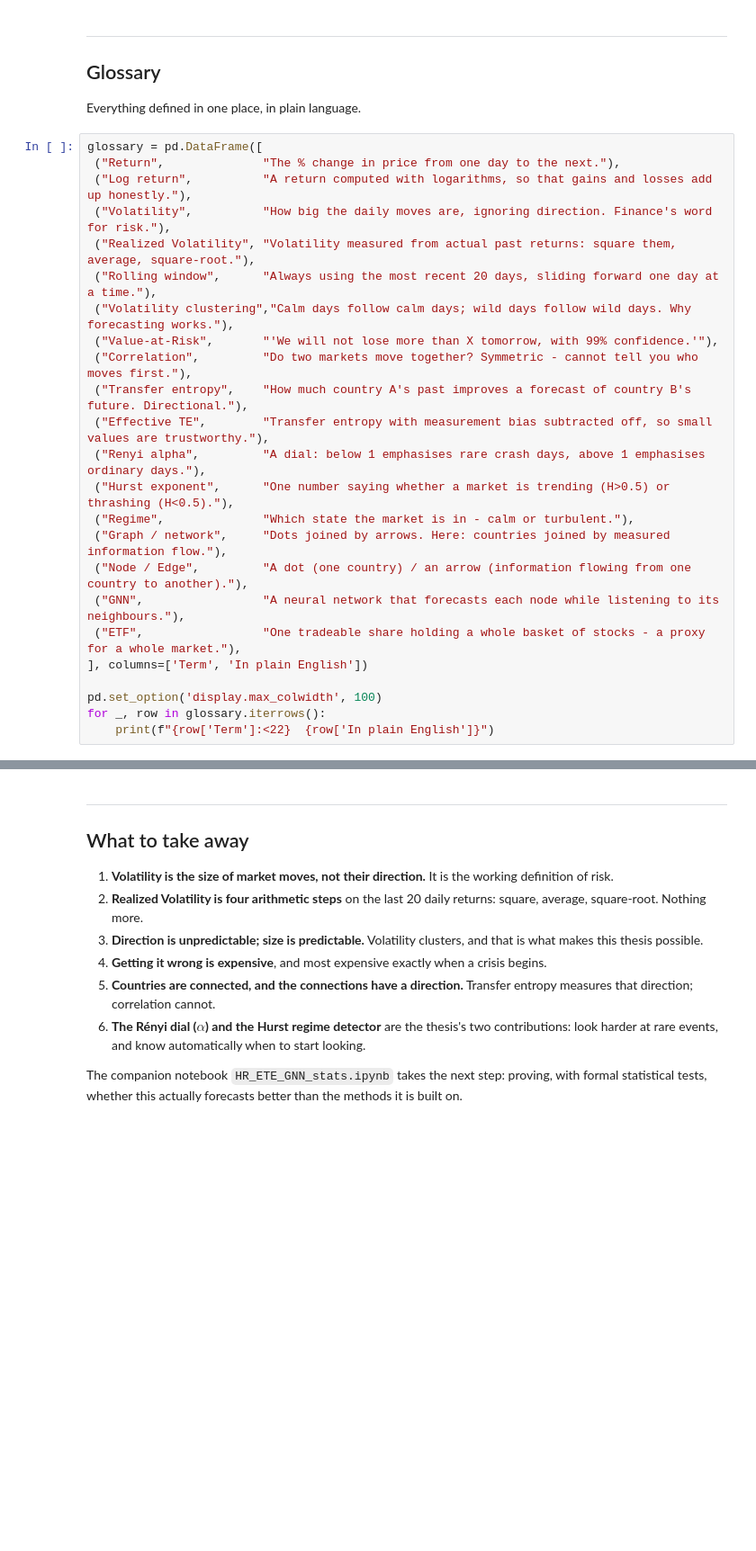
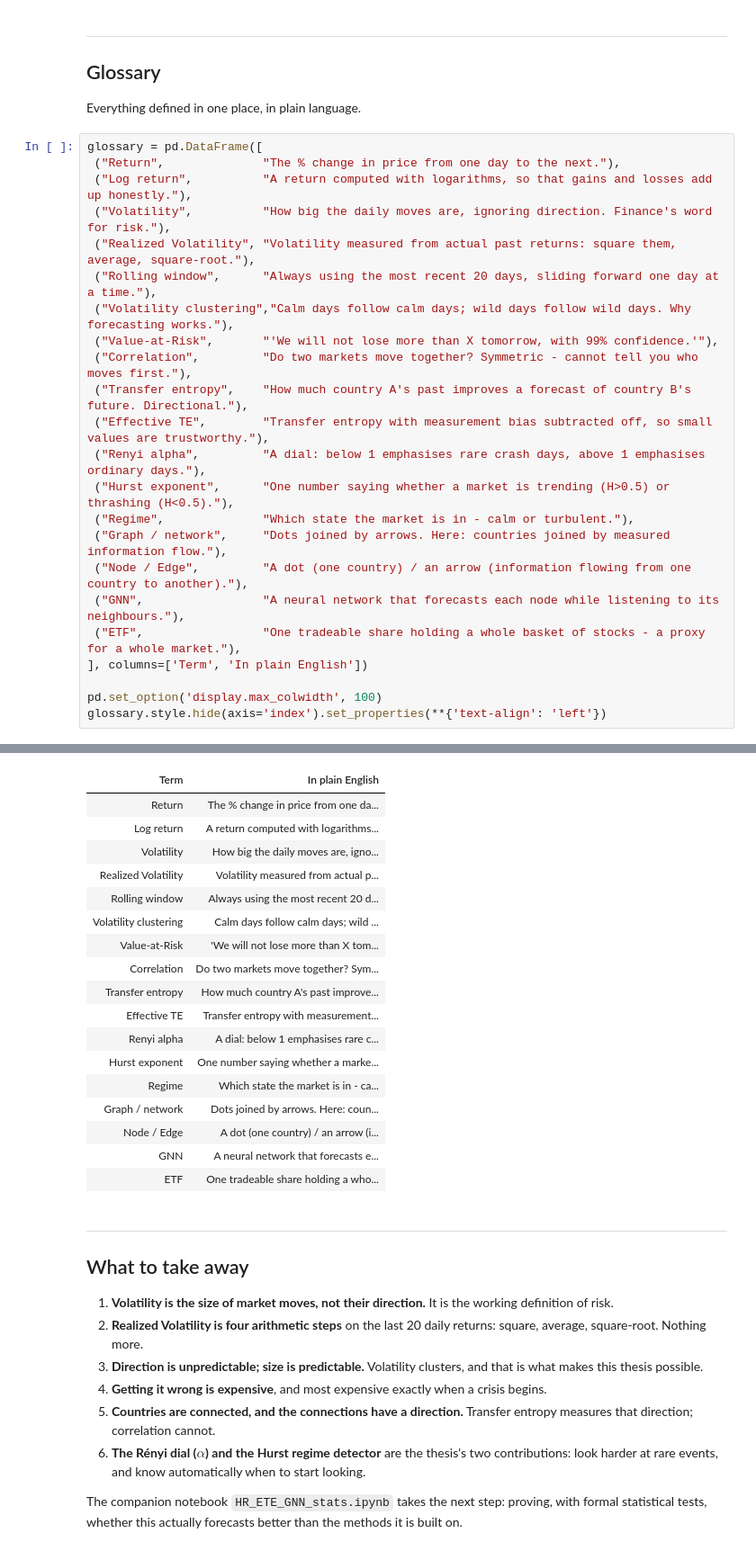
Before and after one commit to Eurie-R/HR-ETE-GNN-Thesis, a Jupyter notebook: explanation.ipynb, the cells around one changed output, grey strips where cells are left out. Shown at 90% size. Saved outputs shown, nothing was run; the diff lists cells and outputs as text; blank space fills up the shorter version.

```diff
--- a/explanation.ipynb
+++ b/explanation.ipynb
@@ -837,6 +949,5 @@ glossary = pd.DataFrame([
 ], columns=['Term', 'In plain English'])
 
 pd.set_option('display.max_colwidth', 100)
-for _, row in glossary.iterrows():
-    print(f"{row['Term']:<22}  {row['In plain English']}")
+glossary.style.hide(axis='index').set_properties(**{'text-align': 'left'})
 # %% [output]
@@ -860,3 +954,21 @@ ETF                     One tradeable share holding a whole basket of stocks - a
+| Term | In plain English |
+| Return | The % change in price from one da... |
+| Log return | A return computed with logarithms... |
+| Volatility | How big the daily moves are, igno... |
+| Realized Volatility | Volatility measured from actual p... |
+| Rolling window | Always using the most recent 20 d... |
+| Volatility clustering | Calm days follow calm days; wild ... |
+| Value-at-Risk | 'We will not lose more than X tom... |
+| Correlation | Do two markets move together? Sym... |
+| Transfer entropy | How much country A's past improve... |
+| Effective TE | Transfer entropy with measurement... |
+| Renyi alpha | A dial: below 1 emphasises rare c... |
+| Hurst exponent | One number saying whether a marke... |
+| Regime | Which state the market is in - ca... |
+| Graph / network | Dots joined by arrows. Here: coun... |
+| Node / Edge | A dot (one country) / an arrow (i... |
+| GNN | A neural network that forecasts e... |
+| ETF | One tradeable share holding a who... |
 # %% [markdown]
 ---
 
```
Also changed, not shown: parts of 17 cells of this notebook, 46 other files.
